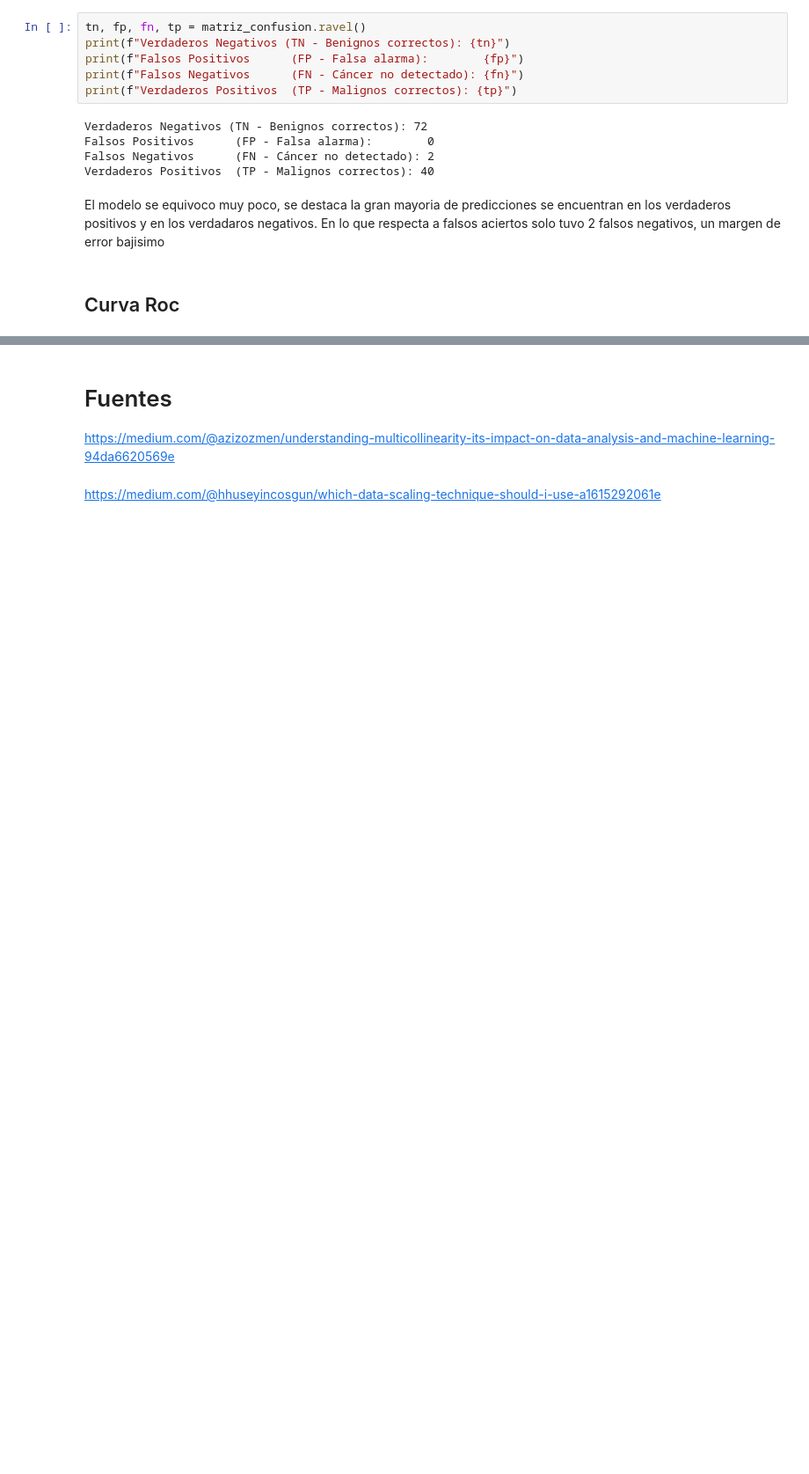
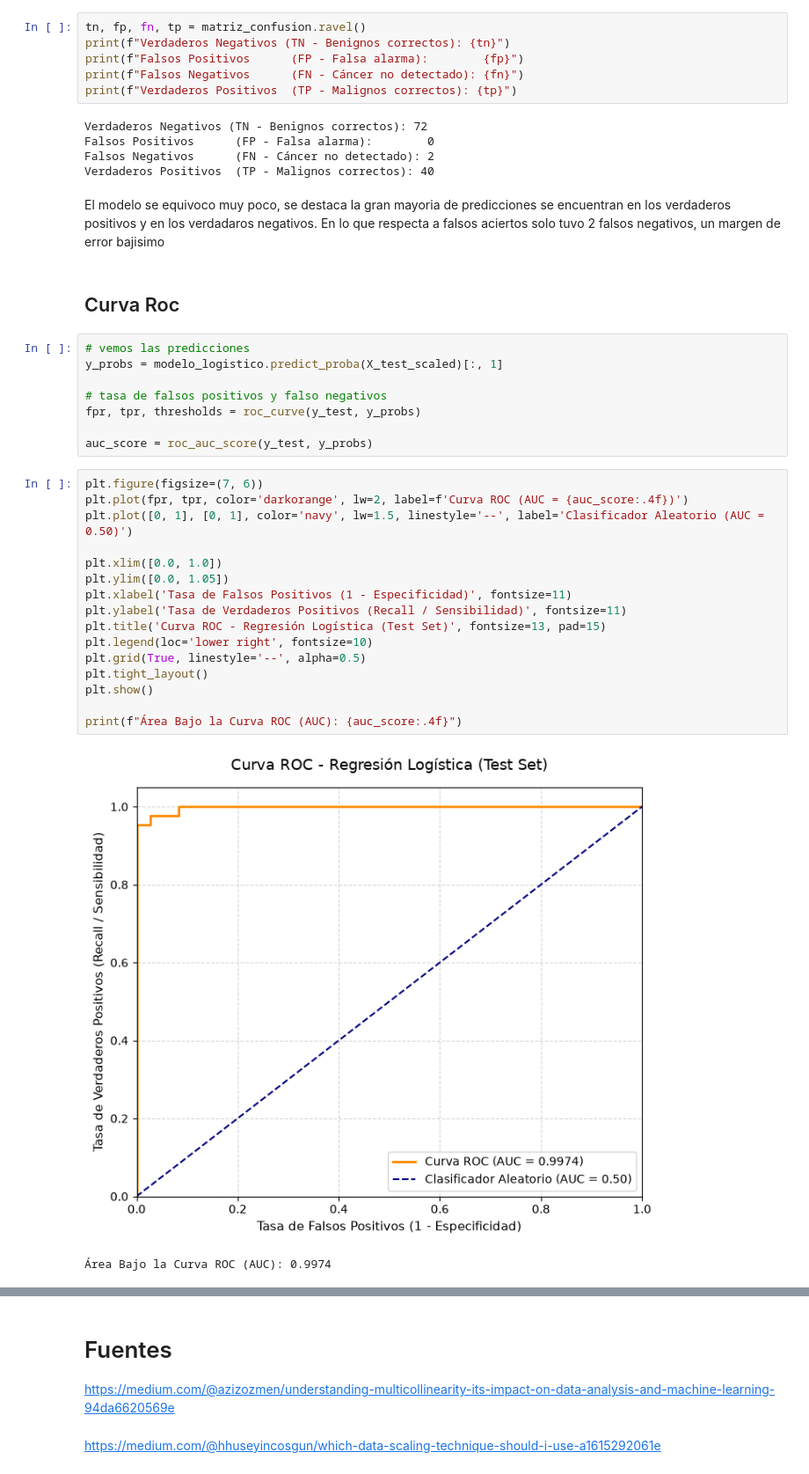
Before and after one commit to gabriel1-du/Modelos-de-Machine-Learning-supervisado-Clasificacion-y-regresion-, a Jupyter notebook: notebookDesarrollo.ipynb, the cells around one changed output, grey strips where cells are left out. Shown at 88% size. Drawn from its saved outputs; the diff is of its cells as text; blank space fills up the shorter version.

Commit message:
Se completa contruccion y evaluacion del modelo con y sin GridSeachCV

```diff
--- a/notebookDesarrollo.ipynb
+++ b/notebookDesarrollo.ipynb
@@ -743,3 +745,30 @@ Verdaderos Positivos  (TP - Malignos correctos): 40
 El modelo se equivoco muy poco, se destaca la gran mayoria de predicciones se encuentran en los verdaderos positivos y en los verdadaros negativos. En lo que respecta a falsos aciertos solo tuvo 2 falsos negativos, un margen de error bajisimo
 # %% [markdown]
 ## Curva Roc
+# %%
+# vemos las predicciones
+y_probs = modelo_logistico.predict_proba(X_test_scaled)[:, 1]
+
+# tasa de falsos positivos y falso negativos
+fpr, tpr, thresholds = roc_curve(y_test, y_probs)
+
+auc_score = roc_auc_score(y_test, y_probs)
+# %%
+plt.figure(figsize=(7, 6))
+plt.plot(fpr, tpr, color='darkorange', lw=2, label=f'Curva ROC (AUC = {auc_score:.4f})')
+plt.plot([0, 1], [0, 1], color='navy', lw=1.5, linestyle='--', label='Clasificador Aleatorio (AUC = 0.50)')
+
+plt.xlim([0.0, 1.0])
+plt.ylim([0.0, 1.05])
+plt.xlabel('Tasa de Falsos Positivos (1 - Especificidad)', fontsize=11)
+plt.ylabel('Tasa de Verdaderos Positivos (Recall / Sensibilidad)', fontsize=11)
+plt.title('Curva ROC - Regresión Logística (Test Set)', fontsize=13, pad=15)
+plt.legend(loc='lower right', fontsize=10)
+plt.grid(True, linestyle='--', alpha=0.5)
+plt.tight_layout()
+plt.show()
+
+print(f"Área Bajo la Curva ROC (AUC): {auc_score:.4f}")
+# %% [output]
+[figure, added]
+Área Bajo la Curva ROC (AUC): 0.9974
```
Also changed, not shown: parts of 24 cells of this notebook.
